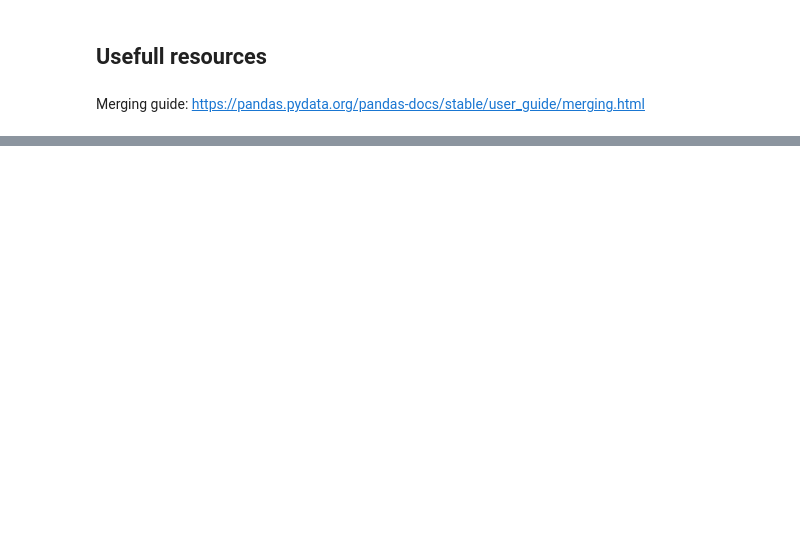
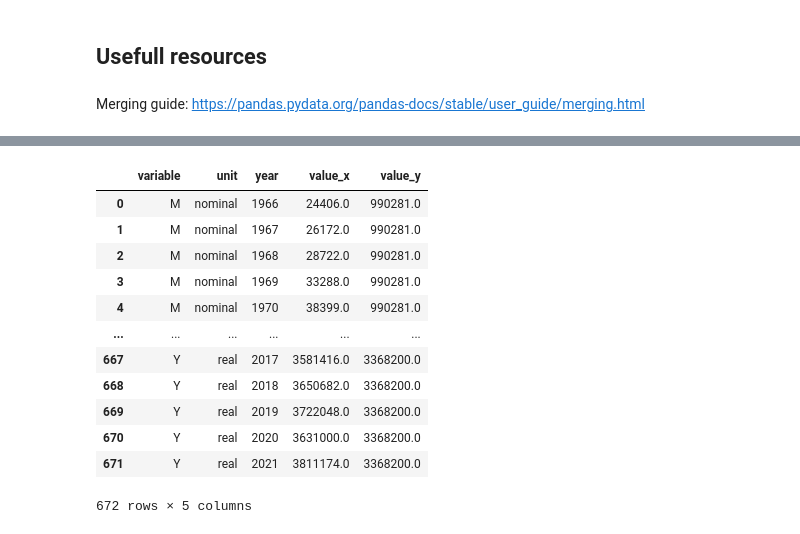
Before and after one commit to Goldfield1/NumEconClass, a Jupyter notebook: Problem set 4/week8.ipynb, the cells around one changed output, grey strips where cells are left out. Cells and saved outputs as stored; diff of their text form; code cells hidden in the pictures; blank space fills up the shorter version.

```diff
--- a/Problem set 4/week8.ipynb
+++ b/Problem set 4/week8.ipynb
@@ -343,0 +361,17 @@ Merging guide: https://pandas.pydata.org/pandas-docs/stable/user_guide/merging.h
+# %%
+result = nah.merge(year1_df, on=["variable", "unit"])
+result
+# %% [output]
+|  | variable | unit | year | value_x | value_y |
+| 0 | M | nominal | 1966 | 24406.0 | 990281.0 |
+| 1 | M | nominal | 1967 | 26172.0 | 990281.0 |
+| 2 | M | nominal | 1968 | 28722.0 | 990281.0 |
+| 3 | M | nominal | 1969 | 33288.0 | 990281.0 |
+| 4 | M | nominal | 1970 | 38399.0 | 990281.0 |
+| ... | ... | ... | ... | ... | ... |
+| 667 | Y | real | 2017 | 3581416.0 | 3368200.0 |
+| 668 | Y | real | 2018 | 3650682.0 | 3368200.0 |
+| 669 | Y | real | 2019 | 3722048.0 | 3368200.0 |
+| 670 | Y | real | 2020 | 3631000.0 | 3368200.0 |
+| 671 | Y | real | 2021 | 3811174.0 | 3368200.0 |
+672 rows × 5 columns
```
Also changed, not shown: parts of 14 cells of this notebook.
